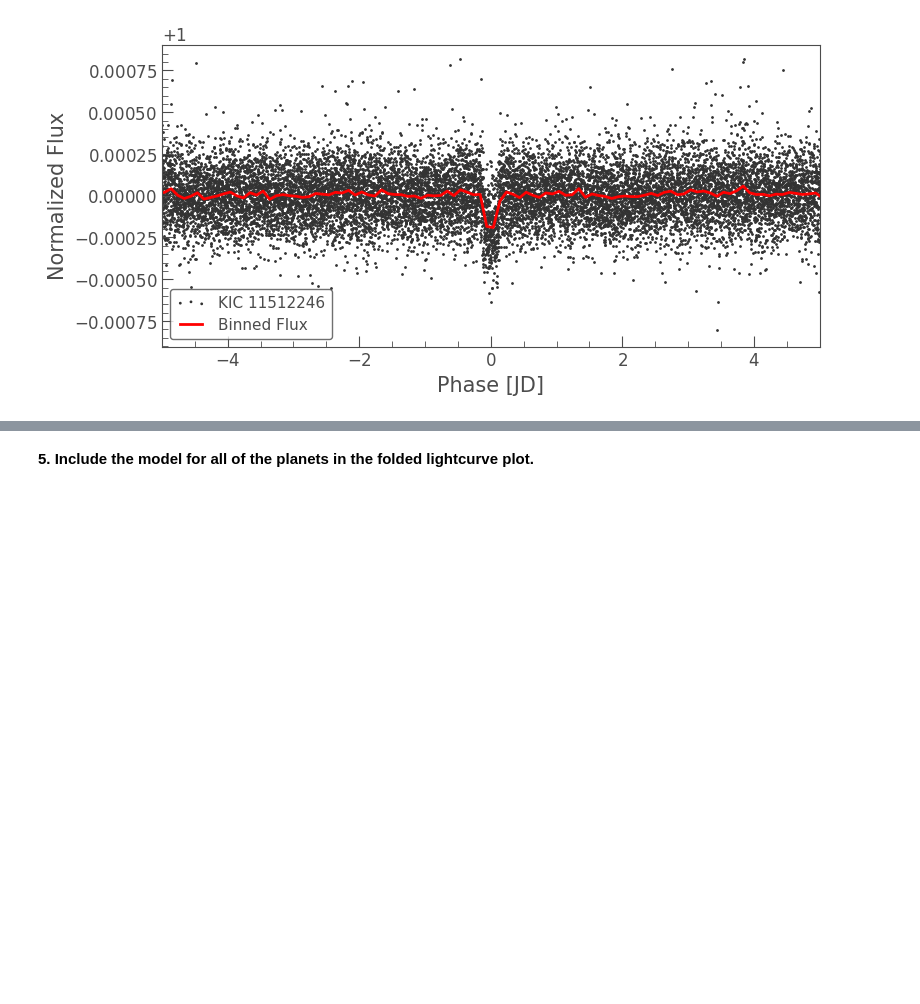
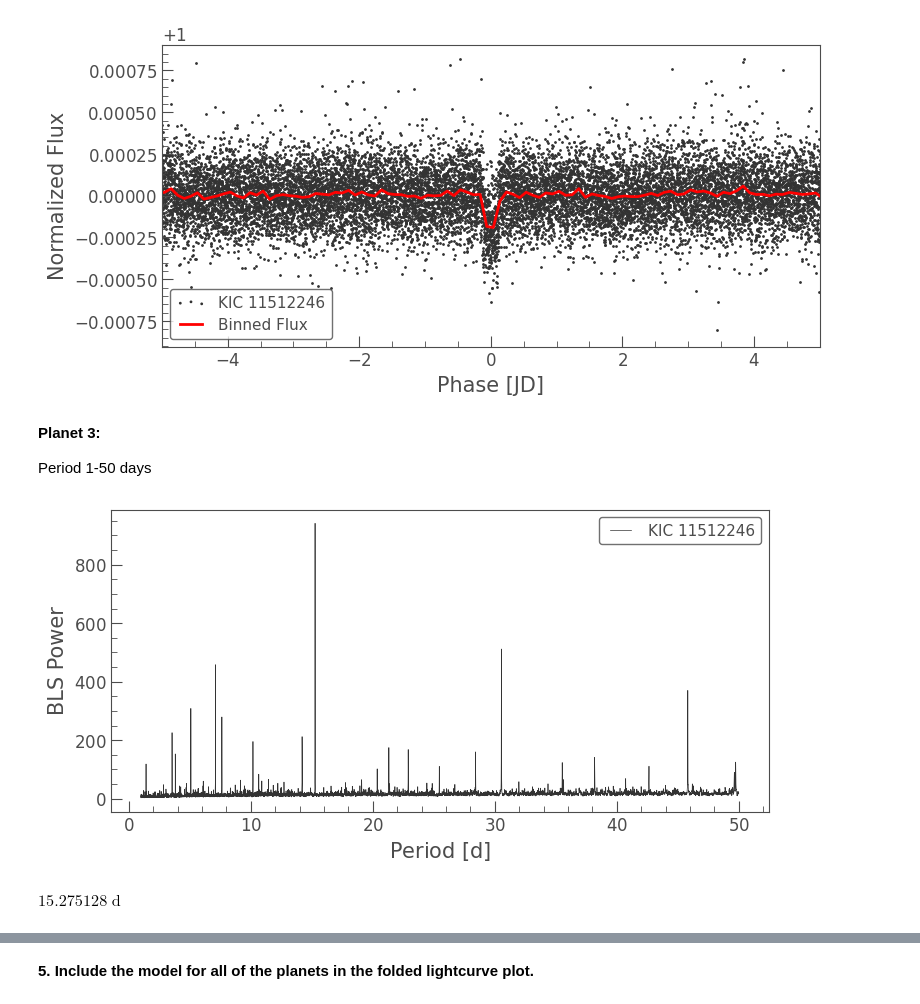
Before and after one commit to AthemFR/intro_astrophysical_objects, a Jupyter notebook: Homework_2/Homework_2_Planets.ipynb, the cells around one changed output, grey strips where cells are left out. Saved outputs shown, nothing was run; the diff lists cells and outputs as text; code cells hidden in the pictures; blank space fills up the shorter version.

```diff
--- a/Homework_2/Homework_2_Planets.ipynb
+++ b/Homework_2/Homework_2_Planets.ipynb
@@ -656,3 +658,23 @@ ax.set_xlim(-5, 5);
 planet_2_model = bls_2.get_transit_model(period=planet_2_period,
                                        transit_time=planet_2_t0,
                                        duration=planet_2_dur)
+# %% [markdown]
+**Planet 3:**
+
+Period 1-50 days
+# %%
+period_3 = np.linspace(1, 50, 10000)
+bls_3 = masked_lc_1.to_periodogram('bls', period=period_3, frequency_factor=500)
+bls_3.plot();
+# %% [output]
+[figure, added]
+# %%
+planet_3_period = bls_3.period_at_max_power
+planet_3_t0 = bls_3.transit_time_at_max_power
+planet_3_dur = bls_3.duration_at_max_power
+
+# Check the value for period
+planet_3_period
+#print(planet_2_period)
+# %% [output]
+$15.275128 \; \mathrm{d}$
```
Also changed, not shown: parts of 20 cells of this notebook.
